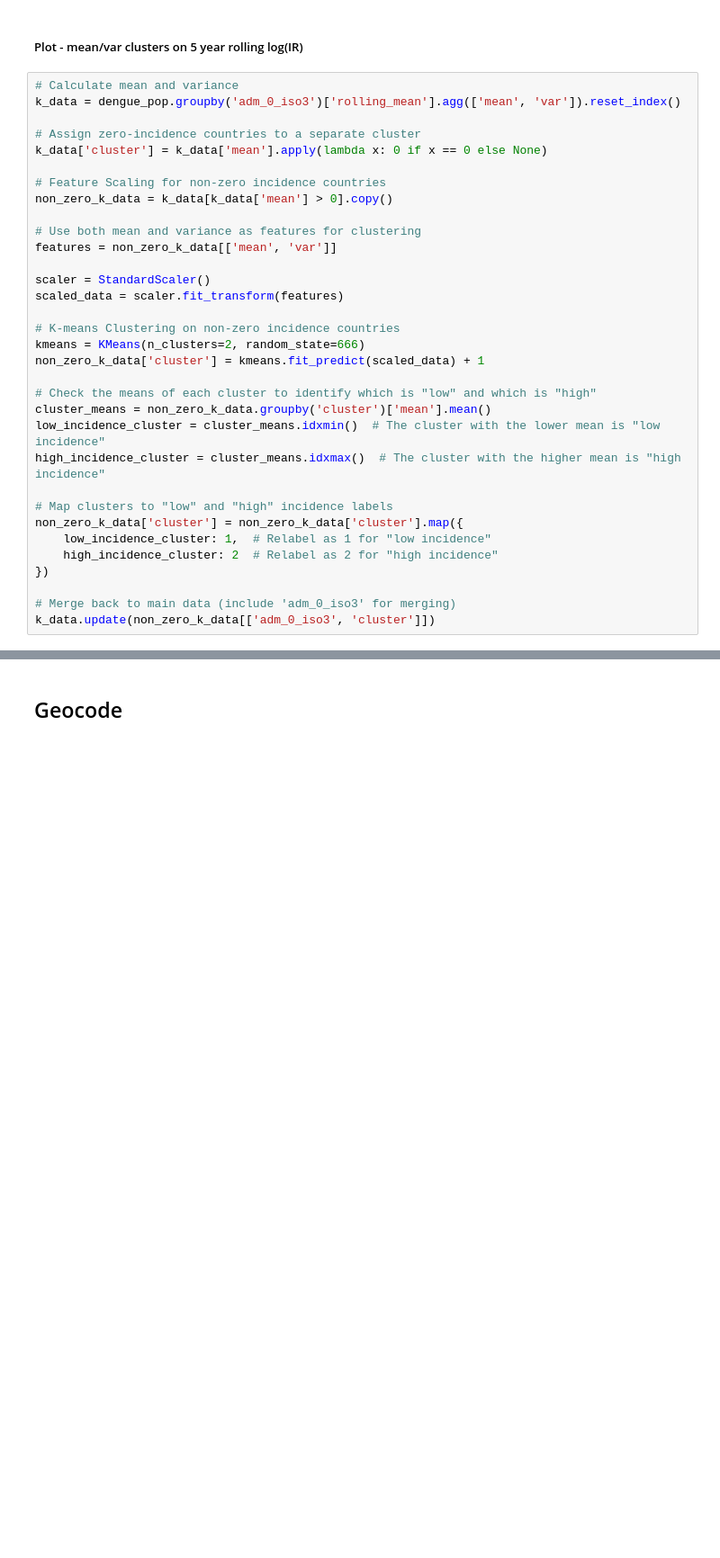
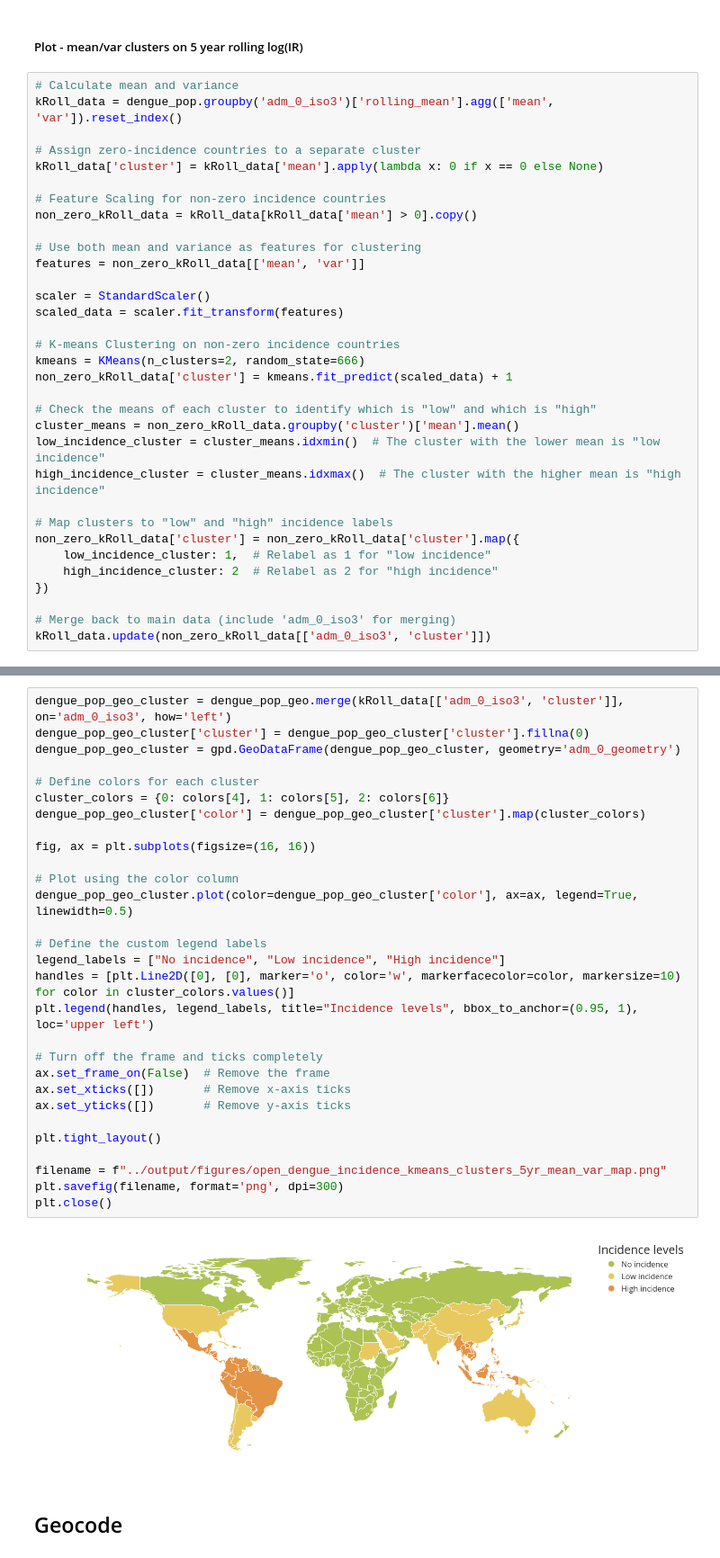
Before and after one commit to haileyrobertson/endemic-factors, a Jupyter notebook: src/ef_opendengue_cleaning.ipynb, the cells around one changed output, grey strips where cells are left out. Shown: that part at 90% size. Cells and saved outputs as stored; diff of their text form; blank space fills up the shorter version.

```diff
--- a/src/ef_opendengue_cleaning.ipynb
+++ b/src/ef_opendengue_cleaning.ipynb
@@ -1125,37 +1126,37 @@ Cluster 2.0 - 46 countries: ASM, BLZ, BOL, BRA, BRB, COK, CRI, DOM, ECU, FJI, GL
 ##### Plot - mean/var clusters on 5 year rolling log(IR)
 # %%
 # Calculate mean and variance
-k_data = dengue_pop.groupby('adm_0_iso3')['rolling_mean'].agg(['mean', 'var']).reset_index()
+kRoll_data = dengue_pop.groupby('adm_0_iso3')['rolling_mean'].agg(['mean', 'var']).reset_index()
 
 # Assign zero-incidence countries to a separate cluster
-k_data['cluster'] = k_data['mean'].apply(lambda x: 0 if x == 0 else None)
+kRoll_data['cluster'] = kRoll_data['mean'].apply(lambda x: 0 if x == 0 else None)
 
 # Feature Scaling for non-zero incidence countries
-non_zero_k_data = k_data[k_data['mean'] > 0].copy()
+non_zero_kRoll_data = kRoll_data[kRoll_data['mean'] > 0].copy()
 
 # Use both mean and variance as features for clustering
-features = non_zero_k_data[['mean', 'var']]
+features = non_zero_kRoll_data[['mean', 'var']]
 
 scaler = StandardScaler()
 scaled_data = scaler.fit_transform(features)
 
 # K-means Clustering on non-zero incidence countries
 kmeans = KMeans(n_clusters=2, random_state=666)
-non_zero_k_data['cluster'] = kmeans.fit_predict(scaled_data) + 1
+non_zero_kRoll_data['cluster'] = kmeans.fit_predict(scaled_data) + 1
 
 # Check the means of each cluster to identify which is "low" and which is "high"
-cluster_means = non_zero_k_data.groupby('cluster')['mean'].mean()
+cluster_means = non_zero_kRoll_data.groupby('cluster')['mean'].mean()
 low_incidence_cluster = cluster_means.idxmin()  # The cluster with the lower mean is "low incidence"
 high_incidence_cluster = cluster_means.idxmax()  # The cluster with the higher mean is "high incidence"
 
 # Map clusters to "low" and "high" incidence labels
-non_zero_k_data['cluster'] = non_zero_k_data['cluster'].map({
+non_zero_kRoll_data['cluster'] = non_zero_kRoll_data['cluster'].map({
     low_incidence_cluster: 1,  # Relabel as 1 for "low incidence"
     high_incidence_cluster: 2  # Relabel as 2 for "high incidence"
 })
 
 # Merge back to main data (include 'adm_0_iso3' for merging)
-k_data.update(non_zero_k_data[['adm_0_iso3', 'cluster']])
+kRoll_data.update(non_zero_kRoll_data[['adm_0_iso3', 'cluster']])
 # %%
 # Define custom color mapping for clusters
 cluster_palette = {0: colors[4], 1: colors[5], 2: colors[6]}
@@ -1219,3 +1222,34 @@ Cluster 2.0 - 42 countries: BLZ, BOL, BRA, BRB, COK, COL, CRI, DOM, ECU, FJI, GL
+# %%
+dengue_pop_geo_cluster = dengue_pop_geo.merge(kRoll_data[['adm_0_iso3', 'cluster']], on='adm_0_iso3', how='left')
+dengue_pop_geo_cluster['cluster'] = dengue_pop_geo_cluster['cluster'].fillna(0)
+dengue_pop_geo_cluster = gpd.GeoDataFrame(dengue_pop_geo_cluster, geometry='adm_0_geometry')
+
+# Define colors for each cluster
+cluster_colors = {0: colors[4], 1: colors[5], 2: colors[6]}
+dengue_pop_geo_cluster['color'] = dengue_pop_geo_cluster['cluster'].map(cluster_colors)
+
+fig, ax = plt.subplots(figsize=(16, 16))
+
+# Plot using the color column
+dengue_pop_geo_cluster.plot(color=dengue_pop_geo_cluster['color'], ax=ax, legend=True, linewidth=0.5)
+
+# Define the custom legend labels
+legend_labels = ["No incidence", "Low incidence", "High incidence"]
+handles = [plt.Line2D([0], [0], marker='o', color='w', markerfacecolor=color, markersize=10) for color in cluster_colors.values()]
+plt.legend(handles, legend_labels, title="Incidence levels", bbox_to_anchor=(0.95, 1), loc='upper left')
+
+# Turn off the frame and ticks completely
+ax.set_frame_on(False)  # Remove the frame
+ax.set_xticks([])       # Remove x-axis ticks
+ax.set_yticks([])       # Remove y-axis ticks
+
+plt.tight_layout()
+
+filename = f"../output/figures/open_dengue_incidence_kmeans_clusters_5yr_mean_var_map.png"
+plt.savefig(filename, format='png', dpi=300)
+plt.close()
+# %% [output]
+[figure, added]
 # %% [markdown]
 ## Geocode
 # %%
```
Also changed, not shown: parts of 9 cells of this notebook, 1 other file.
